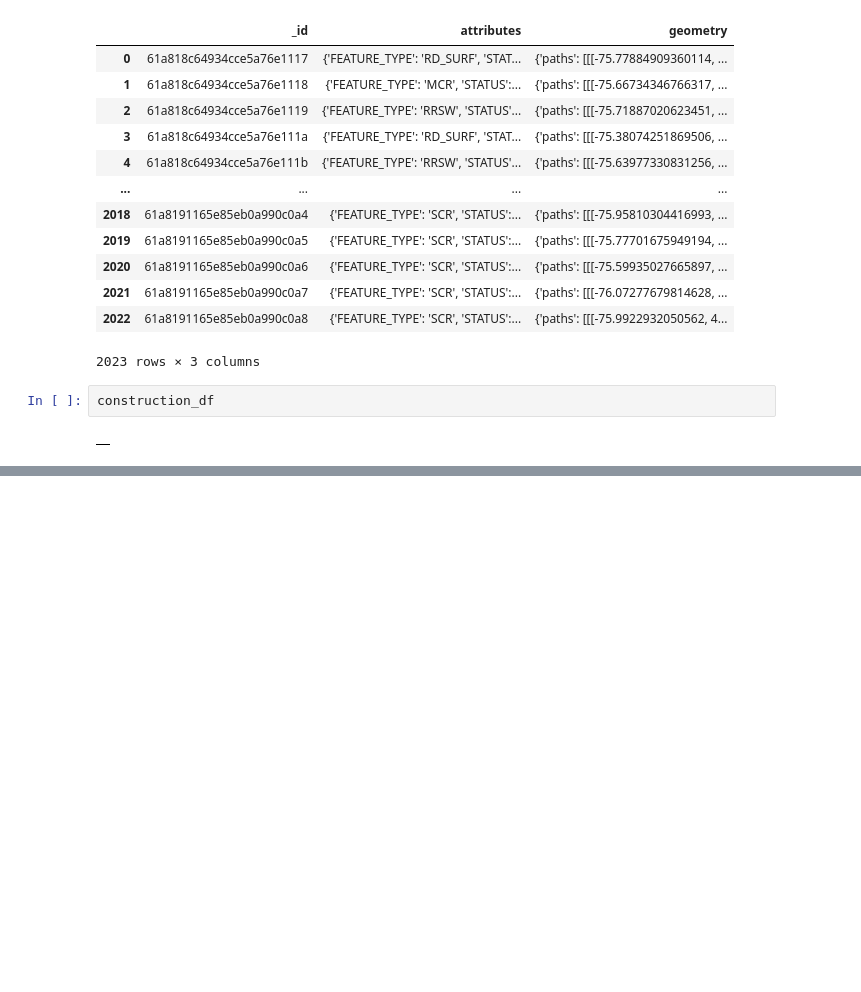
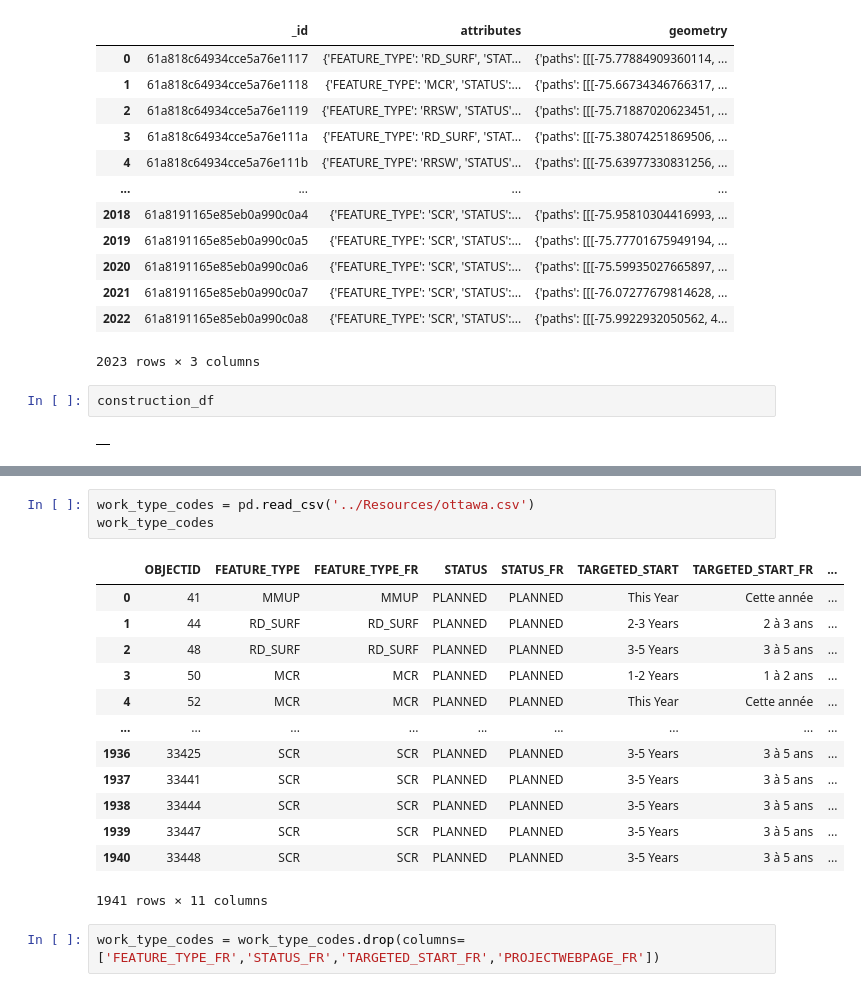
Before and after one commit to serenaremlang/Ottawa-Construction, a Jupyter notebook: code/data-cleaning.ipynb, the cells around one changed output, grey strips where cells are left out. Cells and saved outputs as stored; diff of their text form; blank space fills up the shorter version.

```diff
--- a/code/data-cleaning.ipynb
+++ b/code/data-cleaning.ipynb
@@ -68,0 +108,19 @@ AttributeError: module 'pandas' has no attribute 'tslib'
+# %%
+work_type_codes = pd.read_csv('../Resources/ottawa.csv')
+work_type_codes
+# %% [output]
+|  | OBJECTID | FEATURE_TYPE | FEATURE_TYPE_FR | STATUS | STATUS_FR | TARGETED_START | TARGETED_START_FR | ... |
+| 0 | 41 | MMUP | MMUP | PLANNED | PLANNED | This Year | Cette année | ... |
+| 1 | 44 | RD_SURF | RD_SURF | PLANNED | PLANNED | 2-3 Years | 2 à 3 ans | ... |
+| 2 | 48 | RD_SURF | RD_SURF | PLANNED | PLANNED | 3-5 Years | 3 à 5 ans | ... |
+| 3 | 50 | MCR | MCR | PLANNED | PLANNED | 1-2 Years | 1 à 2 ans | ... |
+| 4 | 52 | MCR | MCR | PLANNED | PLANNED | This Year | Cette année | ... |
+| ... | ... | ... | ... | ... | ... | ... | ... | ... |
+| 1936 | 33425 | SCR | SCR | PLANNED | PLANNED | 3-5 Years | 3 à 5 ans | ... |
+| 1937 | 33441 | SCR | SCR | PLANNED | PLANNED | 3-5 Years | 3 à 5 ans | ... |
+| 1938 | 33444 | SCR | SCR | PLANNED | PLANNED | 3-5 Years | 3 à 5 ans | ... |
+| 1939 | 33447 | SCR | SCR | PLANNED | PLANNED | 3-5 Years | 3 à 5 ans | ... |
+| 1940 | 33448 | SCR | SCR | PLANNED | PLANNED | 3-5 Years | 3 à 5 ans | ... |
+1941 rows × 11 columns
+# %%
+work_type_codes = work_type_codes.drop(columns=['FEATURE_TYPE_FR','STATUS_FR','TARGETED_START_FR','PROJECTWEBPAGE_FR'])
```
Also changed, not shown: parts of 15 cells of this notebook, 1 other file.
